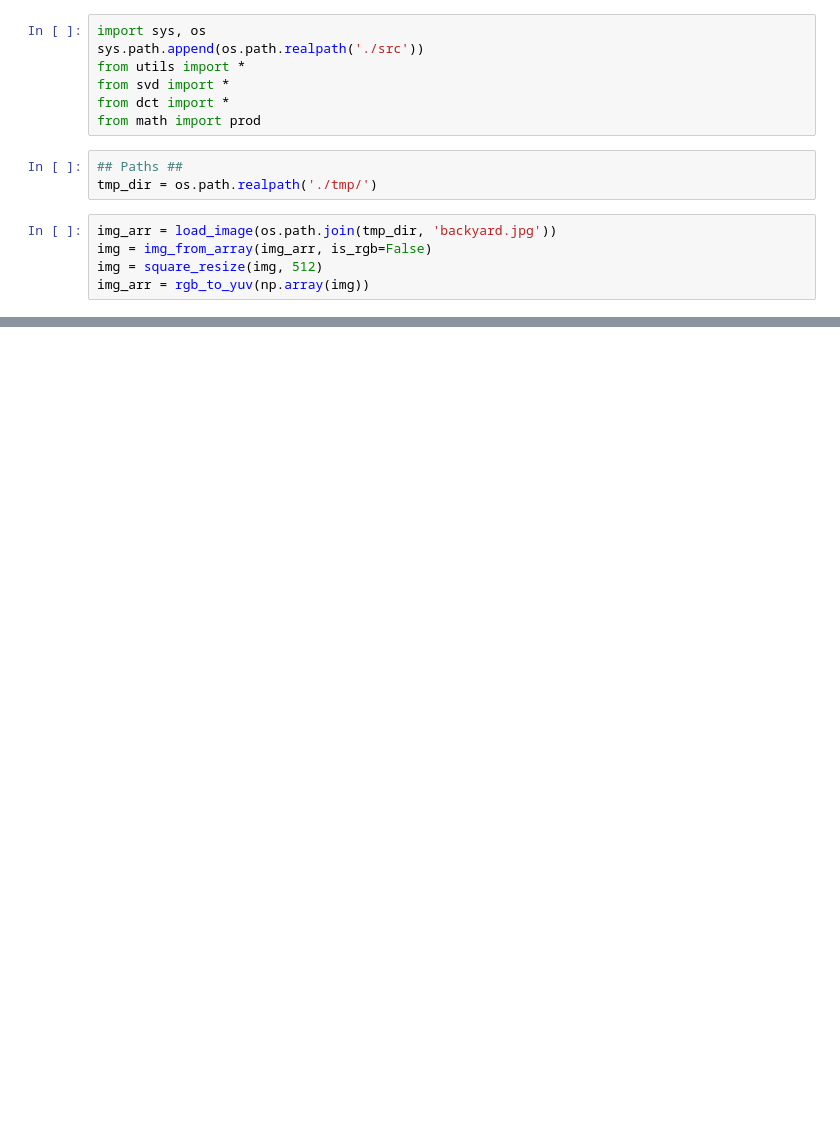
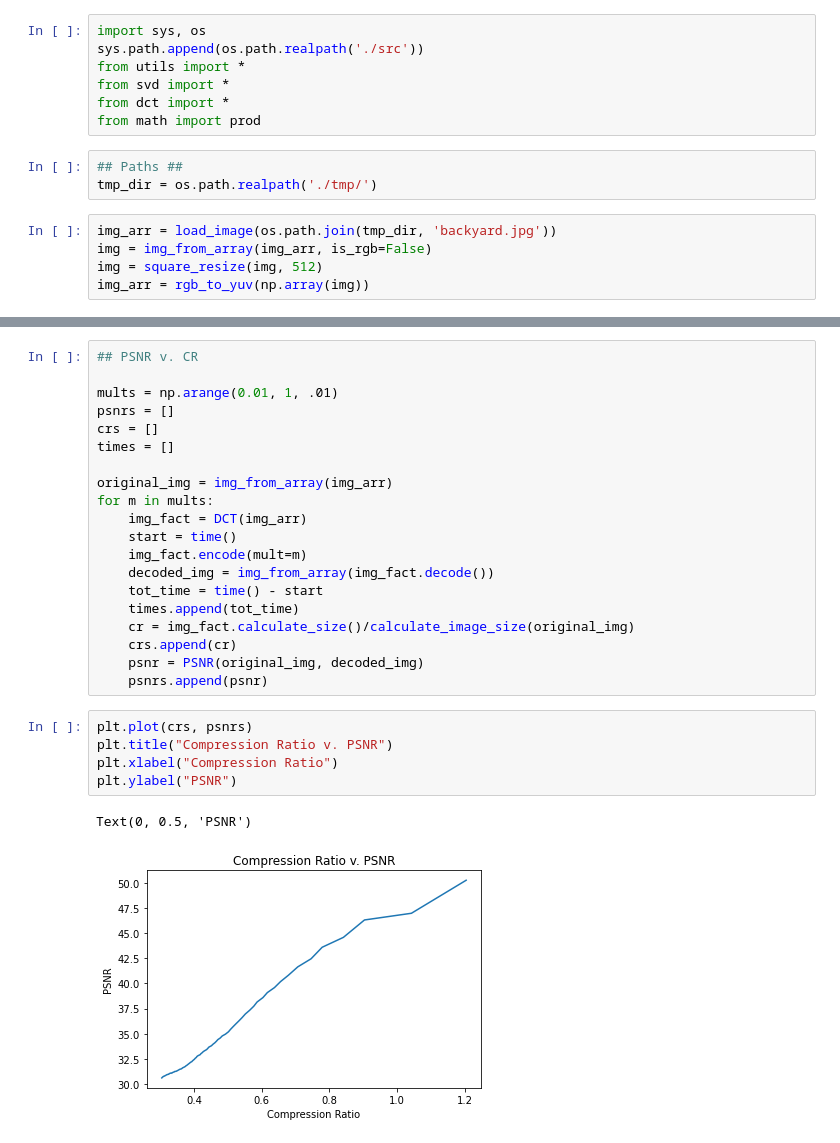
Before and after one commit to juanmoo/dctProject, a Jupyter notebook: Untitled.ipynb, the cells around one changed output, grey strips where cells are left out. Saved outputs shown, nothing was run; the diff lists cells and outputs as text; blank space fills up the shorter version.

```diff
--- a/Untitled.ipynb
+++ b/Untitled.ipynb
@@ -25,0 +71,28 @@ PapiNoEventError: Event does not exist. (PAPI_ENOEVNT)
+# %%
+## PSNR v. CR
+
+mults = np.arange(0.01, 1, .01)
+psnrs = []
+crs = []
+times = []
+
+original_img = img_from_array(img_arr)
+for m in mults:
+    img_fact = DCT(img_arr)
+    start = time()
+    img_fact.encode(mult=m)
+    decoded_img = img_from_array(img_fact.decode())
+    tot_time = time() - start
+    times.append(tot_time)
+    cr = img_fact.calculate_size()/calculate_image_size(original_img)
+    crs.append(cr)
+    psnr = PSNR(original_img, decoded_img)
+    psnrs.append(psnr)
+# %%
+plt.plot(crs, psnrs)
+plt.title("Compression Ratio v. PSNR")
+plt.xlabel("Compression Ratio")
+plt.ylabel("PSNR")
+# %% [output]
+Text(0, 0.5, 'PSNR')
+[figure, added]
```
Also changed, not shown: parts of 13 cells of this notebook, 7 other files.
